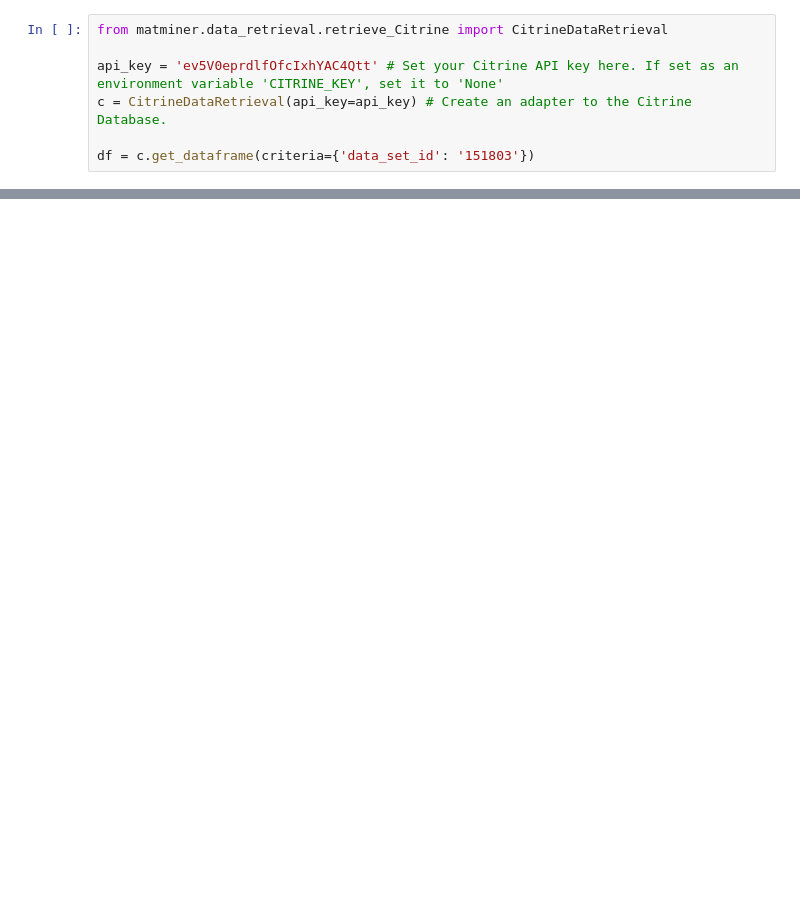
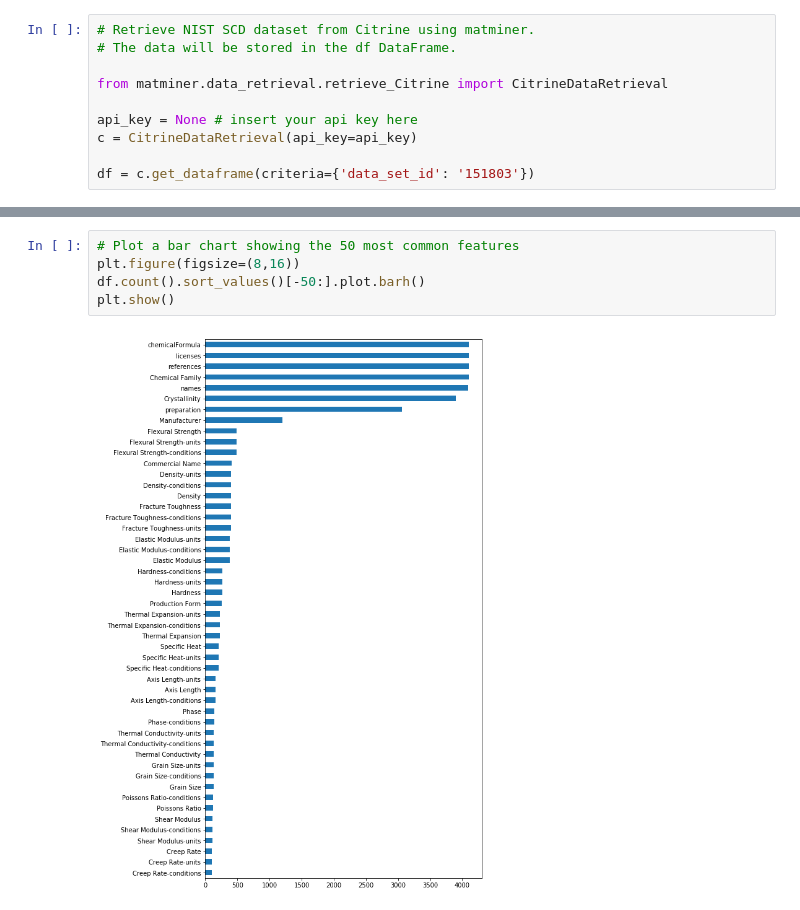
Before and after one commit to ckborg/DSW2018, a Jupyter notebook: retrieve_scd_data_matminer.ipynb, the cells around one changed output, grey strips where cells are left out. Drawn from its saved outputs; the diff is of its cells as text; blank space fills up the shorter version.

Commit message:
sort features by occurrence

```diff
--- a/retrieve_scd_data_matminer.ipynb
+++ b/retrieve_scd_data_matminer.ipynb
@@ -1,7 +4,10 @@
 # %%
+# Retrieve NIST SCD dataset from Citrine using matminer.
+# The data will be stored in the df DataFrame.
+
 from matminer.data_retrieval.retrieve_Citrine import CitrineDataRetrieval
 
-api_key = 'ev5V0eprdlfOfcIxhYAC4Qtt' # Set your Citrine API key here. If set as an environment variable 'CITRINE_KEY', set it to 'None'
-c = CitrineDataRetrieval(api_key=api_key) # Create an adapter to the Citrine Database.
+api_key = None # insert your api key here
+c = CitrineDataRetrieval(api_key=api_key)
 
 df = c.get_dataframe(criteria={'data_set_id': '151803'})
@@ -15,0 +51,7 @@ NameError: name 'df' is not defined
+# %%
+# Plot a bar chart showing the 50 most common features
+plt.figure(figsize=(8,16))
+df.count().sort_values()[-50:].plot.barh()
+plt.show()
+# %% [output]
+[figure, added]
```
Also changed, not shown: parts of 11 cells of this notebook.
